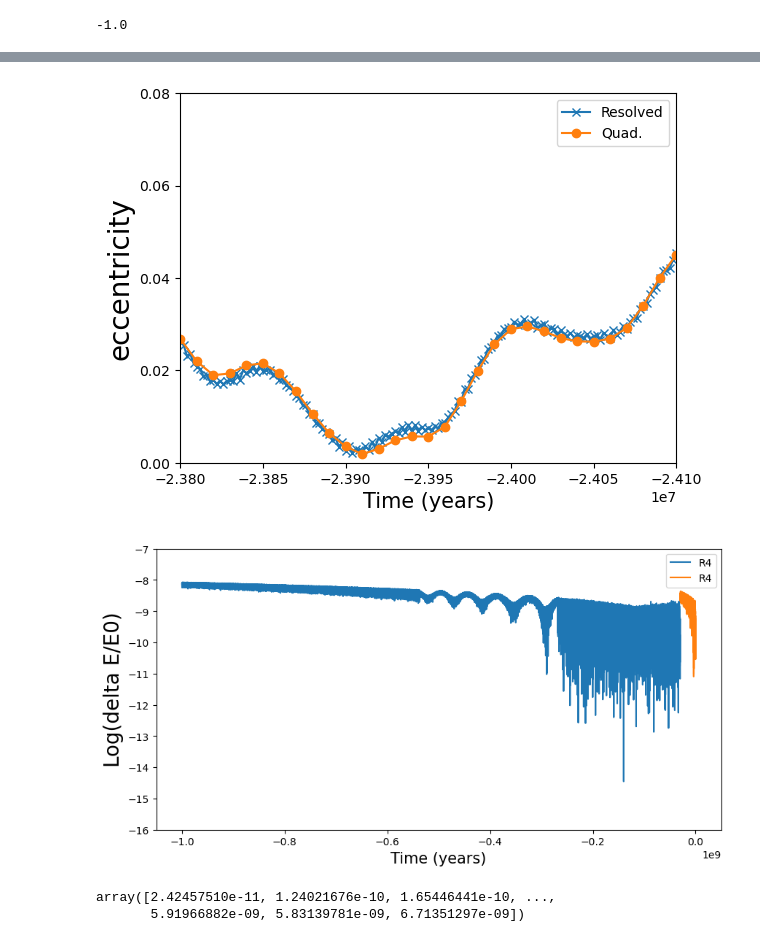
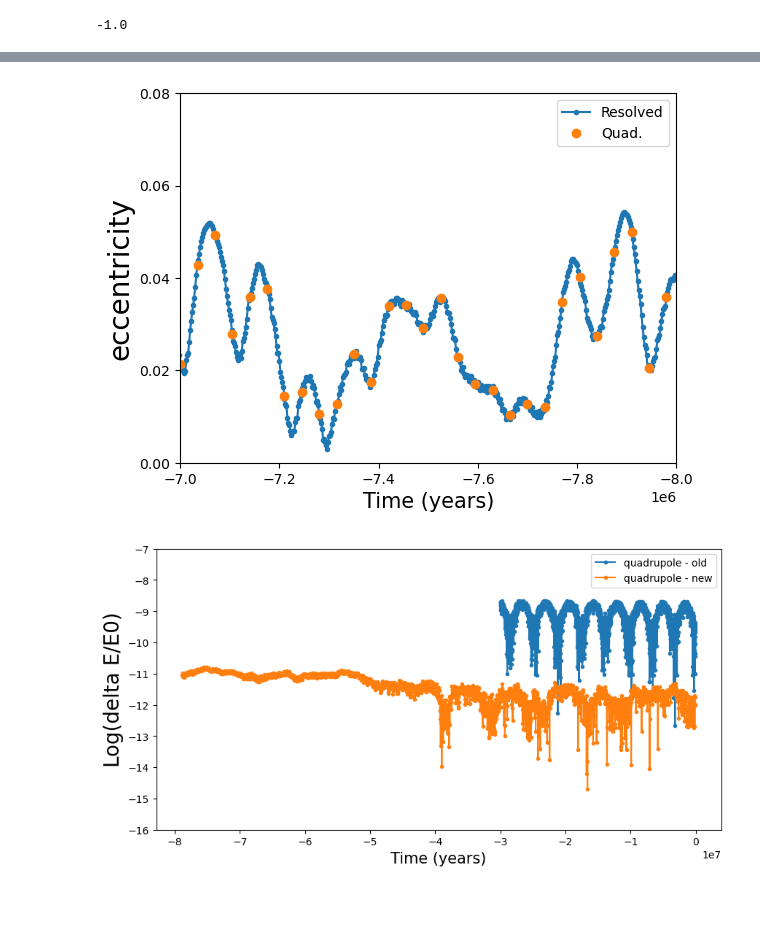
Before and after one commit to ahekster/reboundx, a Jupyter notebook: ipython_examples/Check_int.ipynb, the cells around one changed output, grey strips where cells are left out. Saved outputs shown, nothing was run; the diff lists cells and outputs as text; code cells hidden in the pictures; blank space fills up the shorter version.

```diff
--- a/ipython_examples/Check_int.ipynb
+++ b/ipython_examples/Check_int.ipynb
@@ -80,7 +80,7 @@ for i, sim in enumerate(sa):
     E1[i] = E
     Eerr[i] = np.abs((E-E0)/E0)
 # %%
-sa = rebound.Simulationarchive("quad.bin")
+sa = rebound.Simulationarchive("test_030325.bin")
 
 es3 = np.zeros(len(sa))
 ps3 = np.zeros(len(sa))
@@ -102,19 +102,19 @@ for i, sim in enumerate(sa):
     earth_m = qps['earth'].m/1.012
     f = 0.8525
     mu_eff = f*(1*0.012*(earth_m)**2)/(1.012*earth_m)
-    A = -1 * 3 * sim.G * qps['sun'].m / (4 * qps['earth'].m)
     R = 0.0025696
 
     qps['earth'].params["Rcentral"] = R
     qps['earth'].params["mu_effcentral"] = mu_eff
 
     if i==0:
-        E0 = sim.energy()+ rebx.quad_force_potential()
+        E0 = sim.energy()+ rebx.quad_force_potential() + rebx.gr_potential_potential(gr)
 
+    sim.integrator_synchronize()
     es3[i] = sim.particles['earth'].e
     ps3[i]=sim.particles['earth'].pomega
     times3[i] = sim.t
-    E = sim.energy() + rebx.quad_force_potential()
+    E = sim.energy() + rebx.quad_force_potential() + rebx.gr_potential_potential(gr)
     E3[i] = E
     Eerr3[i] = np.abs((E-E0)/E0)
 # %%
@@ -207,40 +209,29 @@ plt.show()
 # %%
 # plt.plot(times, es, '--', label = 'Barycenter')
-plt.plot(times2, es2, 'x-', label='Resolved')
-plt.plot(times4, es4, 'o-', label='Quad.')
-# plt.plot(times, es, '.')
+plt.plot(times2, es2, '.-', label='Resolved')
+plt.plot(times3, es3, 'o', label='Quad.')
 plt.ylabel("eccentricity", fontsize=20)
-plt.xlim(-23.8*1e6, -24.1*1e6)
-# plt.xlim(-7*1e6, -8*1e6)
+# plt.xlim(-23.8*1e6, -24.1*1e6)
+plt.xlim(-7*1e6, -8*1e6)
+# plt.xlim(-0*1e6, -1*1e6)
 plt.ylim(0,0.08)
 plt.xlabel("Time (years)", fontsize=15)
 plt.legend()
 plt.yticks(np.arange(0,0.081,0.02))
-# plt.xticks(-np.arange(7*1e6,8.1*1e6,1*1e5))
 plt.legend()
 plt.show()
-
-# plt.plot(times, ps, '.')
-# plt.ylabel("pomega", fontsize=24)
-# plt.xlim(-23.8*1e6, -24.1*1e6)
-# plt.show()
 # %% [output]
-[figure, old version]
+[figure, new version]
 # %%
 plt.figure(figsize=[10,5])
-plt.plot(times3[2::], np.log10(np.abs((E3[2::]-E3[0])/E3[0])), '-', label='R4')
-plt.plot(times[2::], np.log10(np.abs((E1[2::]-E1[0])/E1[0])), '-', label='R4')
+plt.plot(times4[2::], np.log10(np.abs((E4[2::]-E4[0])/E4[0])), '.-', label='quadrupole - old')
+plt.plot(times3[2::], np.log10(np.abs((E3[2::]-E3[0])/E3[0])), '.-', label='quadrupole - new')
 plt.ylim(-16,-7)
 # plt.xlim(np.min(times3),np.max(times3))
 plt.ylabel("Log(delta E/E0)", fontsize=20)
 plt.xlabel("Time (years)", fontsize=15)
 plt.legend()
 plt.legend()
 plt.show()
 # %% [output]
-[figure, old version]
+[figure, new version]
-# %%
-np.abs((E3[2::]-E3[0])/E3[0])
-# %% [output]
-array([2.42457510e-11, 1.24021676e-10, 1.65446441e-10, ...,
-       5.91966882e-09, 5.83139781e-09, 6.71351297e-09])
```
Also changed, not shown: parts of 4 cells of this notebook, 13 other files.
